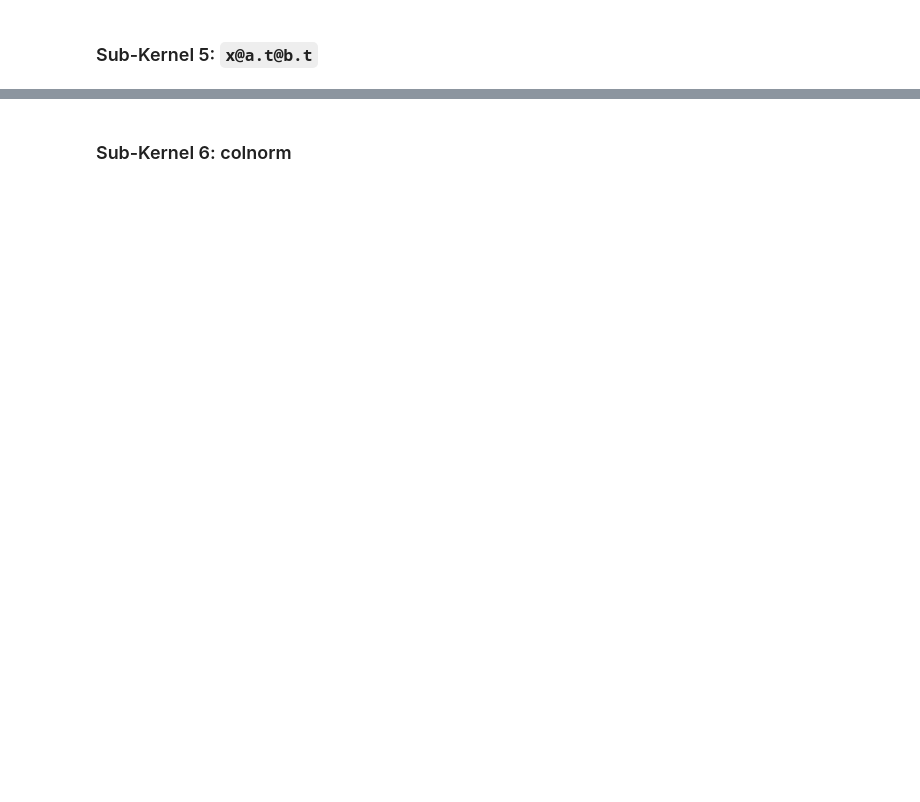
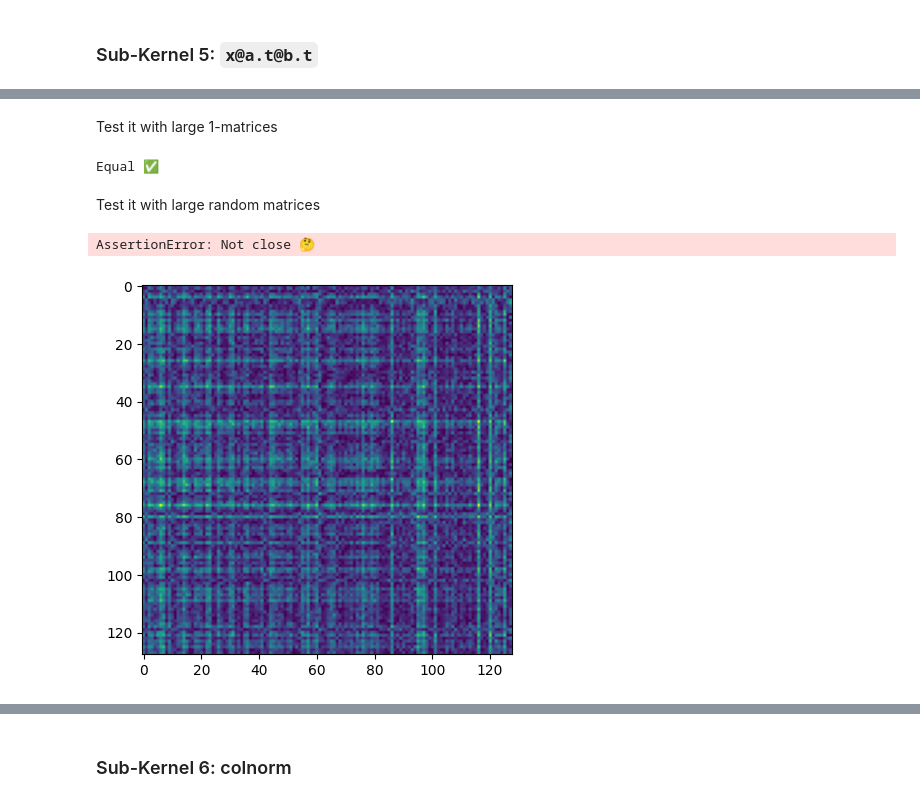
Before and after one commit to AnswerDotAI/bitlora, a Jupyter notebook: kernels/triton/kernel_axis1.ipynb, the cells around one changed output, grey strips where cells are left out. Saved outputs shown, nothing was run; the diff lists cells and outputs as text; code cells hidden in the pictures; blank space fills up the shorter version.

```diff
--- a/kernels/triton/kernel_axis1.ipynb
+++ b/kernels/triton/kernel_axis1.ipynb
@@ -272,10 +270,9 @@ def test_batched_mamtul(
     x_ptr, w_ptr,                       # pointers
     bsb: const, bsm: const, bsn: const, # block sizes
     idb, idm,                           # block indices
-    b:const, m:const, n:const,          # matrix sizes
-    swizzle_group_sz: const
+    b:const, n:const,                   # matrix sizes
 ):
-    out = batched_matmul(x_ptr, w_ptr, bsb, bsm, bsn, idb, idm, b, m, n, swizzle_group_sz)
+    out = batched_matmul(x_ptr, w_ptr, bsb, bsm, bsn, idb, idm, b, n)
     tu.store_full_2d(out, out_ptr, bsb, bsm, bsm)
 # %% [markdown]
 Test it with small 1-matrices
@@ -307,7 +304,7 @@ out = torch.zeros((b,m), dtype=dtype, device='cuda')
 
 for idb, idm in product(range(cdiv(b,bsb)), range(cdiv(m,bsm))):
     out_patch = torch.zeros((bsb,bsm),dtype=dtype, device='cuda')
-    test_batched_mamtul[(cdiv(b,bsb), cdiv(m,bsm))](out_patch, x, w, bsb, bsm, bsn, idb, idm, b,m,n, swizzle_group_sz=2)
+    test_batched_mamtul[(cdiv(b,bsb), cdiv(m,bsm))](out_patch, x, w, bsb, bsm, bsn, idb, idm, b,n)
 
     min_b =     idb*bsb
     max_b = (idb+1)*bsb
@@ -379,0 +391,11 @@ plt.show()
+# %%
+@triton.jit
+def test_batched_double_matmul(
+    out_ptr,
+    x_ptr, a_ptr, b_ptr,                            # pointers
+    bsb: const, bsm: const, bsn: const, bsr: const, # block sizes
+    idb, idm,                                       # block indices
+    n, r                                            # matrix sizes
+):
+    out = batched_double_matmul(x_ptr, a_ptr, b_ptr, bsb, bsm, bsn, bsr, idb, idm, n, r)
+    tu.store_full_2d(out, out_ptr, bsb, bsm, bsm)
@@ -379,0 +420,62 @@ plt.show()
+# %% [markdown]
+Test it with large 1-matrices
+# %%
+b,m,n,r         = 128,128,128,128
+bsb,bsm,bsn,bsr =  64, 64, 32, 32 # tl.dot requires all axes to be >= 16
+
+X = ones(b,n)
+A = ones(r,n)
+B = ones(m,r)
+
+out = torch.zeros((b,m), dtype=dtype, device='cuda')
+
+for idb, idm in product(range(cdiv(b,bsb)), range(cdiv(m,bsm))):
+    out_patch = torch.zeros((bsb,bsm),dtype=dtype, device='cuda')
+    test_batched_double_matmul[(1,)](out_patch, X,A,B , bsb, bsm, bsn, bsr, idb, idm, n,r)
+
+    min_b =     idb*bsb
+    max_b = (idb+1)*bsb
+    min_m =     idm*bsm
+    max_m = (idm+1)*bsm
+
+    max_b = min(max_b,b)
+    max_m = min(max_m,m)
+
+    out[min_b:max_b, min_m:max_m] = out_patch[:max_b-min_b, :max_m-min_m]
+
+assert_close(out, X@A.t()@B.t(), do_print=False)
+# %% [output]
+Equal ✅
+# %% [markdown]
+Test it with large random matrices
+# %%
+b,m,n,r         = 128,128,128,128
+bsb,bsm,bsn,bsr =  64, 64, 32, 32 # tl.dot requires all axes to be >= 16
+
+X = torch.rand((b,n), dtype=dtype, device='cuda')
+A = torch.rand((r,n), dtype=dtype, device='cuda')
+B = torch.rand((m,r), dtype=dtype, device='cuda')
+
+out = torch.zeros((b,m), dtype=dtype, device='cuda')
+
+for idb, idm in product(range(cdiv(b,bsb)), range(cdiv(m,bsm))):
+    out_patch = torch.zeros((bsb,bsm),dtype=dtype, device='cuda')
+    test_batched_double_matmul[(1,)](out_patch, X,A,B , bsb, bsm, bsn, bsr, idb, idm, n,r)
+
+    min_b =     idb*bsb
+    max_b = (idb+1)*bsb
+    min_m =     idm*bsm
+    max_m = (idm+1)*bsm
+
+    max_b = min(max_b,b)
+    max_m = min(max_m,m)
+
+    out[min_b:max_b, min_m:max_m] = out_patch[:max_b-min_b, :max_m-min_m]
+
+assert_close(out, X@A.t()@B.t(), do_print=False)
+# %% [output]
+AssertionError: Not close 🤔
+# %%
+plt.imshow((out-X@A.t()@B.t()).abs().cpu());
+# %% [output]
+[figure, added]
```
Also changed, not shown: parts of 27 cells of this notebook.
